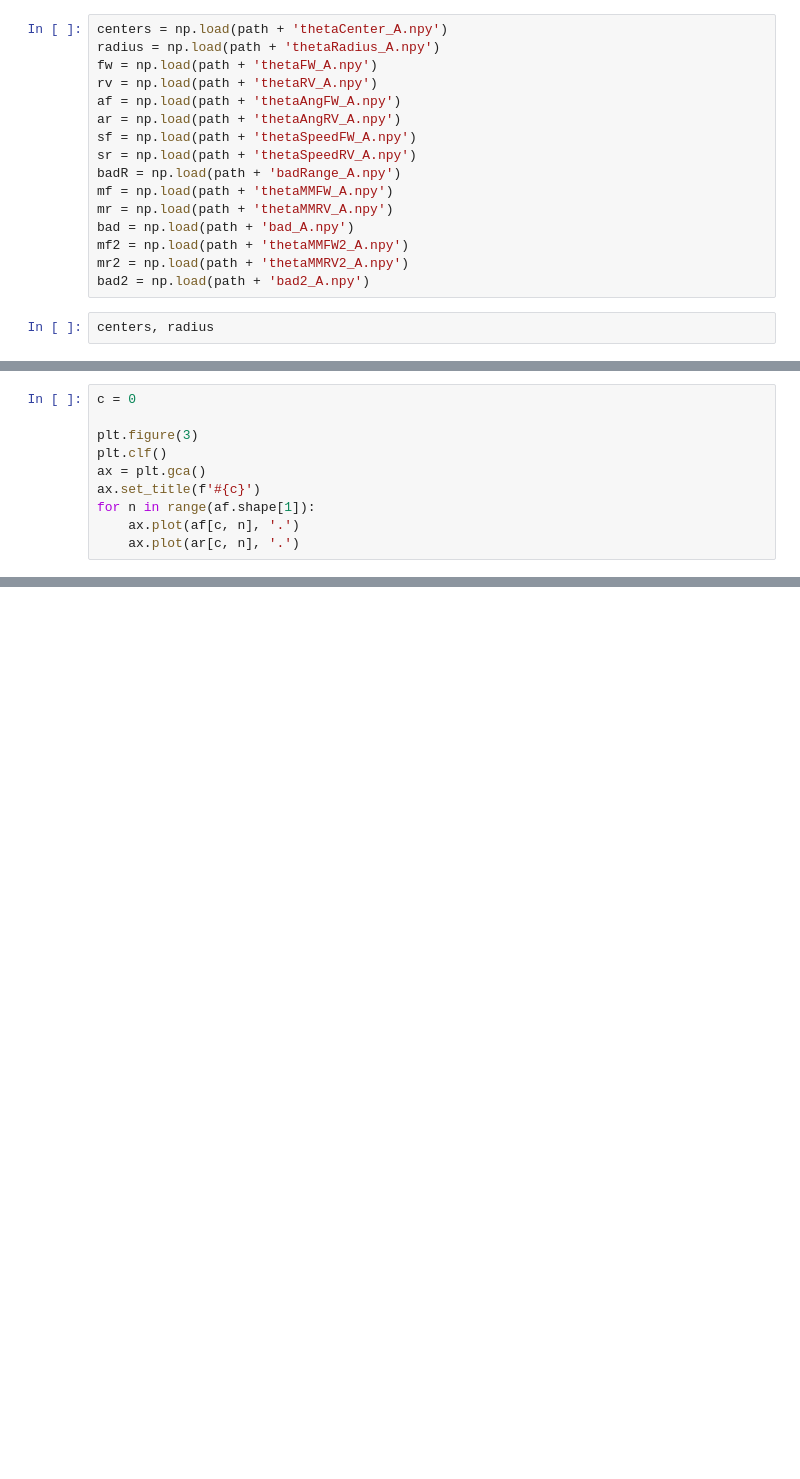
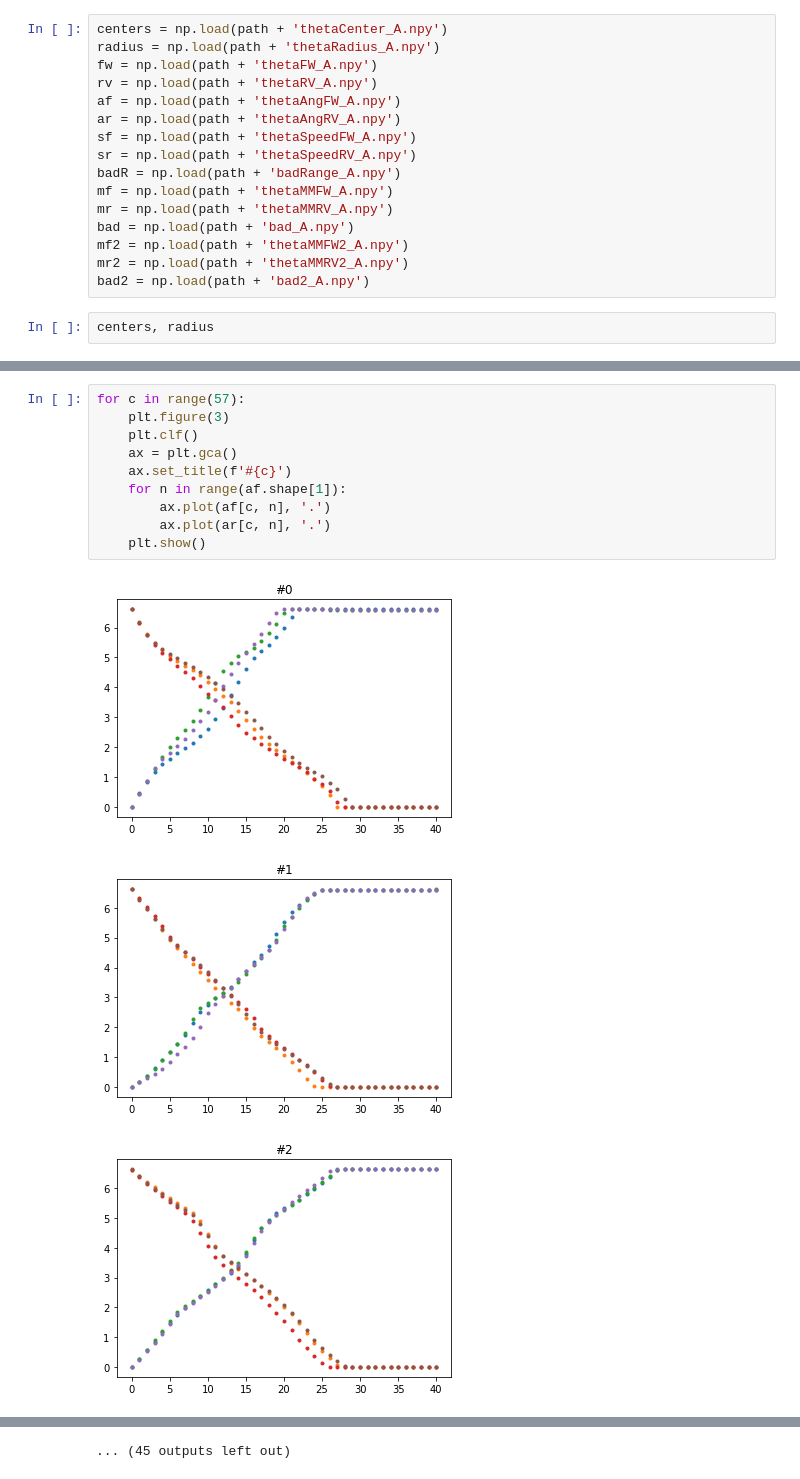
Before and after one commit to Subaru-PFS/ics_cobraCharmer, a Jupyter notebook: procedures/moduleTest/motor1maps.ipynb, the cells around one changed output, grey strips where cells are left out. Saved outputs shown, nothing was run; the diff lists cells and outputs as text; blank space fills up the shorter version.

```diff
--- a/procedures/moduleTest/motor1maps.ipynb
+++ b/procedures/moduleTest/motor1maps.ipynb
@@ -126,10 +127,14 @@ plt.show()
 # %%
-c = 0
-
-plt.figure(3)
-plt.clf()
-ax = plt.gca()
-ax.set_title(f'#{c}')
-for n in range(af.shape[1]):
-    ax.plot(af[c, n], '.')
-    ax.plot(ar[c, n], '.')
+for c in range(57):
+    plt.figure(3)
+    plt.clf()
+    ax = plt.gca()
+    ax.set_title(f'#{c}')
+    for n in range(af.shape[1]):
+        ax.plot(af[c, n], '.')
+        ax.plot(ar[c, n], '.')
+    plt.show()
+# %% [output]
+[figure, added]
+[figure, added]
+[figure, added]
@@ -136,3 +150,4 @@ for n in range(af.shape[1]):
+... (45 outputs left out)
 # %%
 plt.figure(4)
 plt.clf()
```
Also changed, not shown: parts of 52 cells of this notebook, 3 other files.
